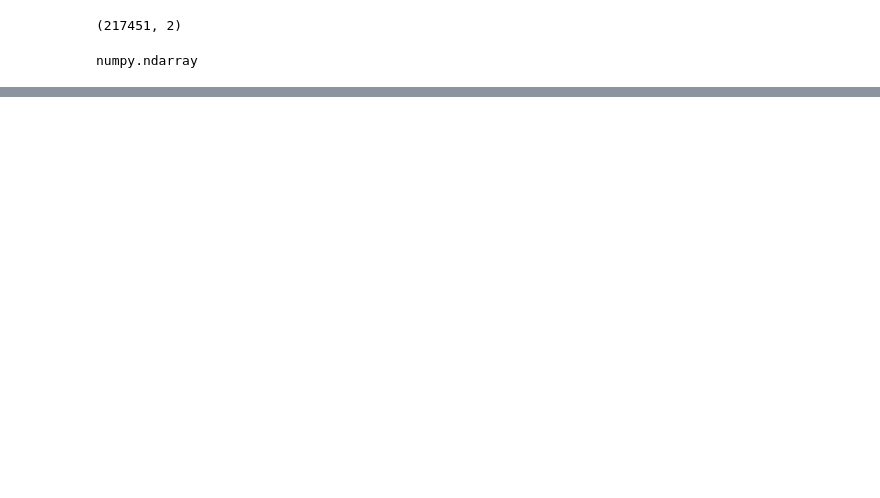
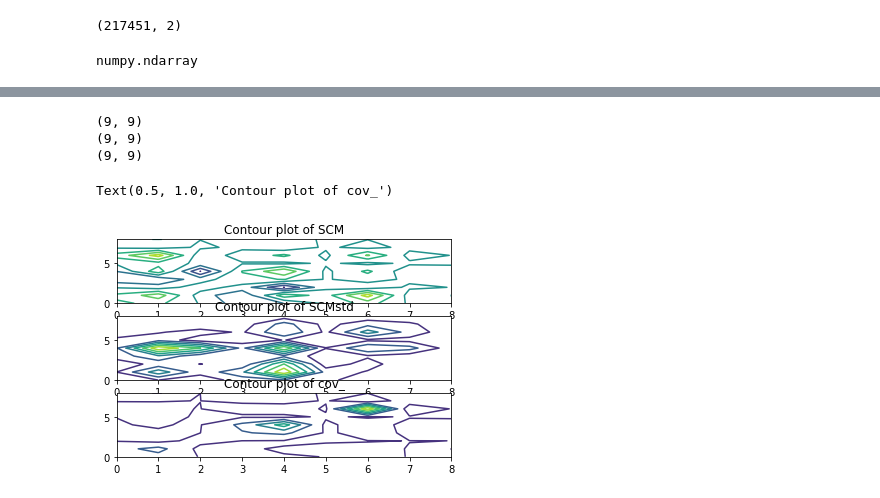
Before and after one commit to yihanhu97/SoundMapping-ODAS, a Jupyter notebook: postprocessing/ProcPCA.ipynb, the cells around one changed output, grey strips where cells are left out. Drawn from its saved outputs; the diff is of its cells as text; code cells hidden in the pictures; blank space fills up the shorter version.

```diff
--- a/postprocessing/ProcPCA.ipynb
+++ b/postprocessing/ProcPCA.ipynb
@@ -179,0 +181,21 @@ Each plot represents activity for 64.0 seconds
+# %%
+# contour plot of  SCM, SCMstd, cov
+
+print(SCM.shape)
+print(SCMstd.shape)
+print(cov_.shape)
+subplot(3,1,1)
+c = plt.contour(SCM)
+title("Contour plot of SCM")
+subplot(3,1,2)
+d = plt.contour(SCMstd)
+title("Contour plot of SCMstd")
+subplot(3,1,3)
+d = plt.contour(cov_)
+title("Contour plot of cov_")
+# %% [output]
+(9, 9)
+(9, 9)
+(9, 9)
+Text(0.5, 1.0, 'Contour plot of cov_')
+[figure, added]
```
Also changed, not shown: parts of 4 cells of this notebook, 4 other files.
